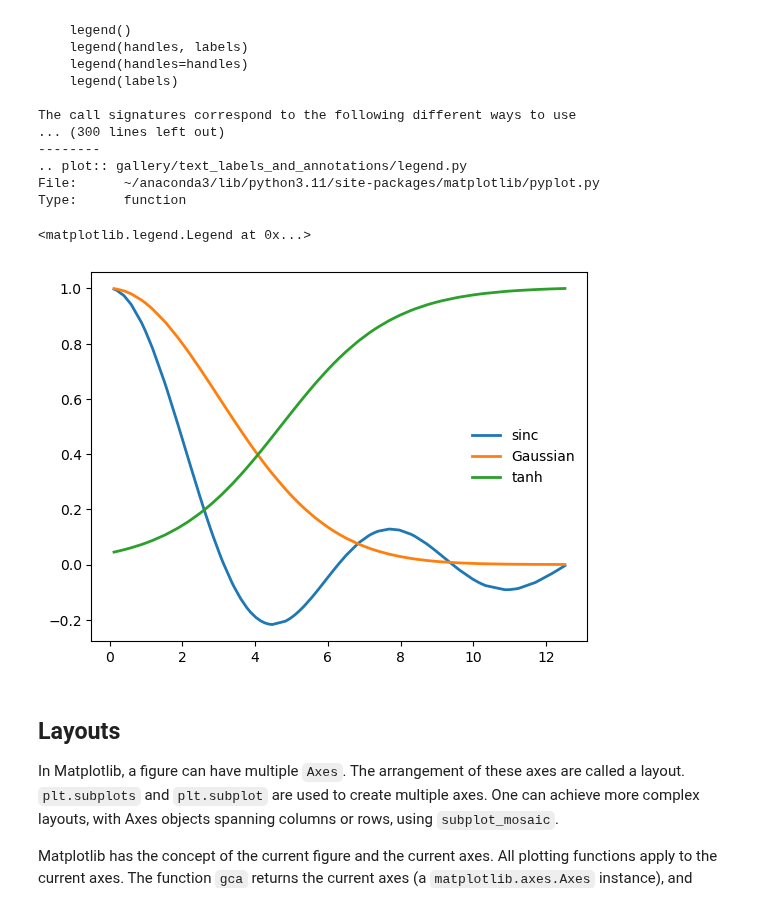
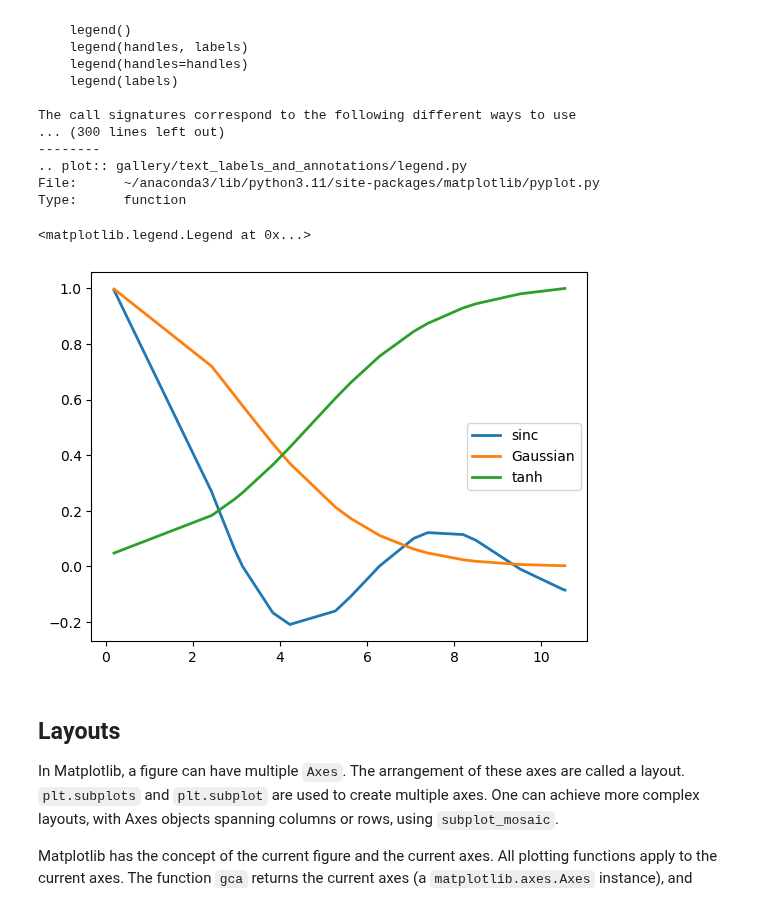
Before and after one commit to liuyxpp/XDSY118019, a Jupyter notebook: notebooks/04_python_plotting.ipynb, the cells around one changed output. Drawn from its saved outputs; the diff is of its cells as text; code cells hidden in the pictures.

```diff
--- a/notebooks/04_python_plotting.ipynb
+++ b/notebooks/04_python_plotting.ipynb
@@ -55,7 +55,7 @@ def h(x):
     return y / np.max(y)
 # %%
 # Generate some data to plot
-N = 100
+N = 20
 # x = np.linspace(0, 4*np.pi, N)
 x = np.sort(np.random.uniform(0, 4*np.pi, N))
 # x = np.random.uniform(0, 4*np.pi, N)
@@ -447,11 +448,11 @@ Type:      function
 # %%
 plt.plot(x, f(x), label="sinc", lw=2)
 plt.plot(x, g(x), label="Gaussian", lw=2)
 plt.plot(x, h(x), label="tanh", lw=2)
-plt.legend(loc='center right', frameon=False)  # `loc='best'`, `frameon=False` are defaults.
+plt.legend(loc='center right', frameon=True)  # `loc='best'`, `frameon=False` are defaults.
 # %% [output]
 <matplotlib.legend.Legend at 0x...>
-[figure, old version]
+[figure, new version]
 # %% [markdown]
 ## Layouts
 
```
Also changed, not shown: parts of 17 cells of this notebook, 3 other files.
